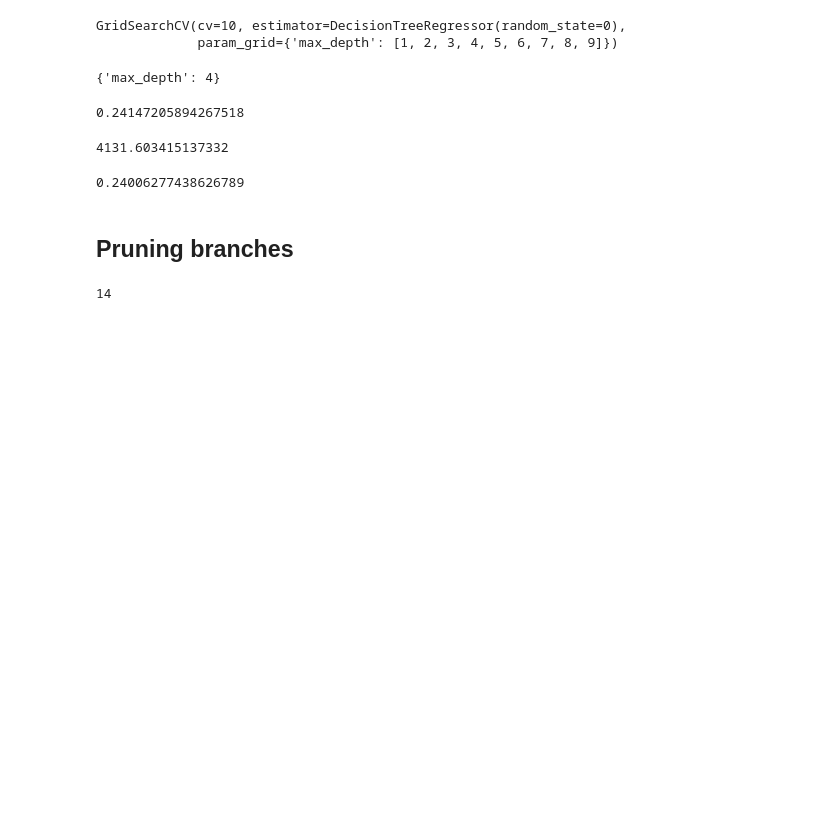
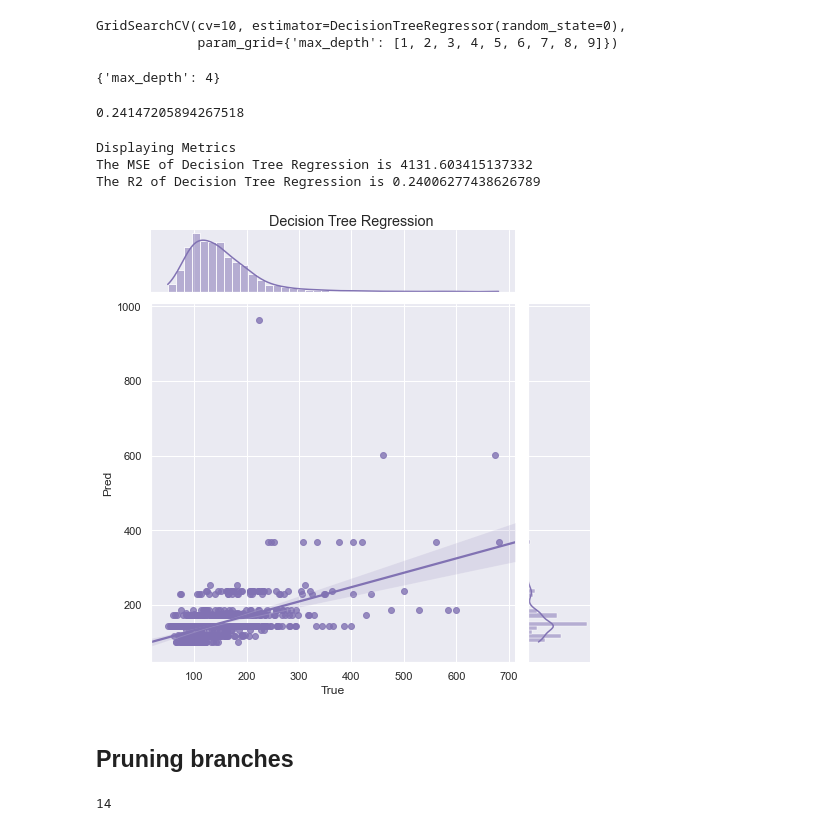
Before and after one commit to zhaoyudong/waste-cost-prediction, a Jupyter notebook: municipal-waste.ipynb, the cells around one changed output. Saved outputs shown, nothing was run; the diff lists cells and outputs as text; code cells hidden in the pictures; blank space fills up the shorter version.

```diff
--- a/municipal-waste.ipynb
+++ b/municipal-waste.ipynb
@@ -276,14 +301,16 @@ dec_cv.best_score_
 # %%
 dec_model = dec_cv.best_estimator_
 dec_pred = dec_model.predict(X_test)
-# %%
-mean_squared_error(y_test, dec_pred)
-# %% [output]
-4131.603415137332
-# %%
-r2_score(y_test, dec_pred)
-# %% [output]
-0.24006277438626789
+# %%
+print_metric(dec_pred, 'Decision Tree Regression')
+# %% [output]
+Displaying Metrics
+The MSE of Decision Tree Regression is 4131.603415137332
+The R2 of Decision Tree Regression is 0.24006277438626789
+# %%
+compare_pred_test(dec_pred, 'Decision Tree Regression')
+# %% [output]
+[figure, added]
 # %% [markdown]
 ## Pruning branches
 # %%
```
Also changed, not shown: parts of 24 cells of this notebook.
